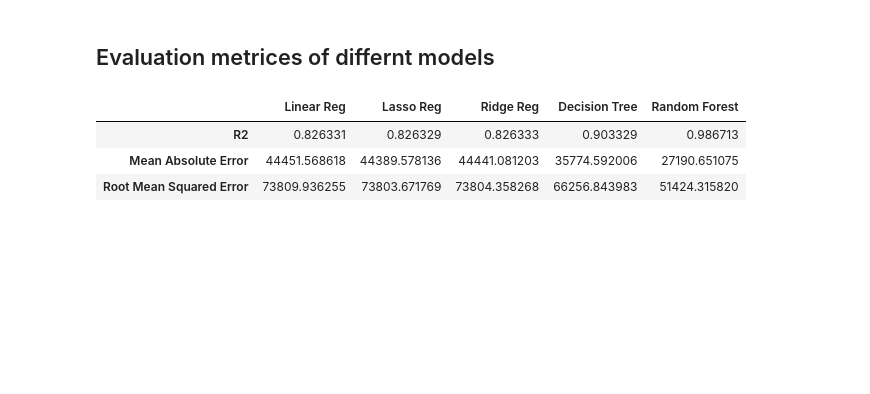
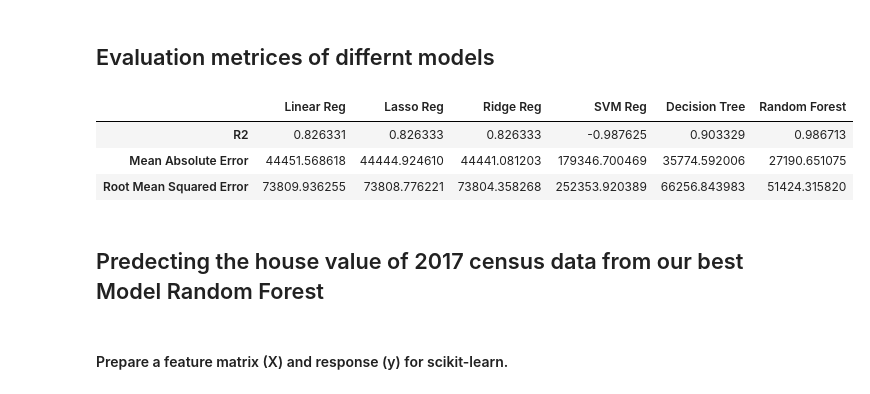
Before and after one commit to pandeysudip/housing-price, a Jupyter notebook: model_building.ipynb, the cells around one changed output. Saved outputs shown, nothing was run; the diff lists cells and outputs as text; code cells hidden in the pictures; blank space fills up the shorter version.

```diff
--- a/model_building.ipynb
+++ b/model_building.ipynb
@@ -283,15 +374,15 @@ array([-45049.1509207 , -45644.81619081, -46601.97327067])
 # %%
-lr_r_r2=np.mean(cross_val_score(lr_r, X_train, y_train, cv=5))
-print(f'The R2 of Ridge Regression is {lr_r_r2}')
+svm_r2=np.mean(cross_val_score(svm, X_train, y_train, cv=5))
+print(f'The R2 of svm Regression is {svm_r2}')
 
 #cross validation features gives greater is better, so score function is opposite of
 #MSE so we need to use -ve to get mse
-lr_r_mse=np.mean(cross_val_score(lr_r, X_train, y_train, cv=5, scoring='neg_mean_squared_error'))
-lr_r_rmse=np.sqrt(-(lr_l_mse))
-print(f'The mean squared error of Ridge Regression is {lr_r_rmse}')
+svm_mse=np.mean(cross_val_score(svm, X_train, y_train, cv=5, scoring='neg_mean_squared_error'))
+svm_rmse=np.sqrt(-(svm_mse))
+print(f'The mean squared error of svm Regression is {svm_rmse}')
 
 #mean absolute error
-lr_r_mae=np.mean(cross_val_score(lr_r, X_train, y_train, cv=5, scoring='neg_mean_absolute_error'))
-lr_r_mae=(-(lr_r_mae))
-print(f'The mean squared error of Ridge Regression is {lr_r_mae}')
+svm_mae=np.mean(cross_val_score(svm, X_train, y_train, cv=5, scoring='neg_mean_absolute_error'))
+svm_mae=(-(svm_mae))
+print(f'The mean absolute error of svm Regression is {lr_r_mae}')
 # %% [output]
@@ -539,6 +580,7 @@ sorted(zip(feature_importances, col), reverse=True)
 y_pred_lr=lr.predict(X_test)     #linear
 y_pred_lrl=lrl.predict(X_test)   #lasso
 y_pred_lrr=lrr.predict(X_test)   #Ridge
+y_pred_svm=svm.predict(X_test)   #svm
 y_pred_dt=dt_b.predict(X_test)   #Dicision tree
 y_pred_rf=rf_b.predict(X_test)   #Random forest
 # %% [markdown]
@@ -554,6 +596,9 @@ print(f'The mean absoulte error of lasso regression is {lin_mae_lrl}')
 lin_mae_lrr=mean_absolute_error(y_test, y_pred_lrr)
 print(f'The mean absoulte error of Ridge regression is {lin_mae_lrr}')
 
+lin_mae_svm=mean_absolute_error(y_test, y_pred_svm)
+print(f'The mean absoulte error of SVM regression is {lin_mae_svm}')
+
 lin_mae_dt=mean_absolute_error(y_test, y_pred_dt)
 print(f'The mean absoulte error of decision tree regression is {lin_mae_dt}')
 
@@ -571,21 +617,25 @@ The mean absoulte error of random forest regression is 27190.651074618272
 #regression matrices-mean squared error(give you the prediction error)
 lin_mse_lr=mean_squared_error(y_test, y_pred_lr)
 lin_rmse_lr=np.sqrt(lin_mse_lr)
-print(f'The mean absoulte error of linear regression is {lin_rmse_lr}')
+print(f'The mean squared error of linear regression is {lin_rmse_lr}')
 
 lin_mse_lrl=mean_squared_error(y_test, y_pred_lrl)
 lin_rmse_lrl=np.sqrt(lin_mse_lrl)
-print(f'The mean absoulte error of lasso regression is {lin_rmse_lrl}')
+print(f'The mean squared error of lasso regression is {lin_rmse_lrl}')
 
 lin_mse_lrr=mean_squared_error(y_test, y_pred_lrr)
 lin_rmse_lrr=np.sqrt(lin_mse_lrr)
-print(f'The mean absoulte error of ridge regression is {lin_rmse_lrr}')
+print(f'The mean squared error of ridge regression is {lin_rmse_lrr}')
+
+lin_mse_svm=mean_squared_error(y_test, y_pred_svm)
+lin_rmse_svm=np.sqrt(lin_mse_svm)
+print(f'The mean squared error of SVM regression is {lin_rmse_svm}')
 
 lin_mse_dt=mean_squared_error(y_test, y_pred_dt)
 lin_rmse_dt=np.sqrt(lin_mse_dt)
-print(f'The mean absoulte error of decision tree regression is {lin_rmse_dt}')
+print(f'The mean squared error of decision tree regression is {lin_rmse_dt}')
 
 lin_mse_rf=mean_squared_error(y_test, y_pred_rf)
 lin_rmse_rf=np.sqrt(lin_mse_rf)
-print(f'The mean absoulte error of random forest regression is {lin_rmse_rf}')
+print(f'The mean squared error of random forest regression is {lin_rmse_rf}')
 # %% [output]
@@ -625,14 +677,17 @@ house_value
 # %%
 evaluation_df=pd.DataFrame({'Linear Reg':[lr_r2,lin_mae_lr,lin_rmse_lr],
                            'Lasso Reg':[lrl_r2,lin_mae_lrl,lin_rmse_lrl],
                             'Ridge Reg':[lrr_r2,lin_mae_lrr,lin_rmse_lrr],
+                            'SVM Reg':[svm_r2,lin_mae_svm,lin_rmse_svm],
                            'Decision Tree':[dt_tr,lin_mae_dt,lin_rmse_dt],
                             'Random Forest':[rf_tr,lin_mae_rf,lin_rmse_rf]}
                            ,index=['R2','Mean Absolute Error',
                                     'Root Mean Squared Error'])
 evaluation_df
 # %% [output]
-|  | Linear Reg | Lasso Reg | Ridge Reg | Decision Tree | Random Forest |
-| R2 | 0.826331 | 0.826329 | 0.826333 | 0.903329 | 0.986713 |
-| Mean Absolute Error | 44451.568618 | 44389.578136 | 44441.081203 | 35774.592006 | 27190.651075 |
-| Root Mean Squared Error | 73809.936255 | 73803.671769 | 73804.358268 | 66256.843983 | 51424.315820 |
+|  | Linear Reg | Lasso Reg | Ridge Reg | SVM Reg | Decision Tree | Random Forest |
+| R2 | 0.826331 | 0.826333 | 0.826333 | -0.987625 | 0.903329 | 0.986713 |
+| Mean Absolute Error | 44451.568618 | 44444.924610 | 44441.081203 | 179346.700469 | 35774.592006 | 27190.651075 |
+| Root Mean Squared Error | 73809.936255 | 73808.776221 | 73804.358268 | 252353.920389 | 66256.843983 | 51424.315820 |
+# %% [markdown]
+## Predecting the house value of 2017 census data from our best Model Random Forest
@@ -638,0 +701,2 @@ evaluation_df
+# %% [markdown]
+#### Prepare a feature matrix (X) and response (y)  for scikit-learn.
```
Also changed, not shown: parts of 51 cells of this notebook, 2 other files.
